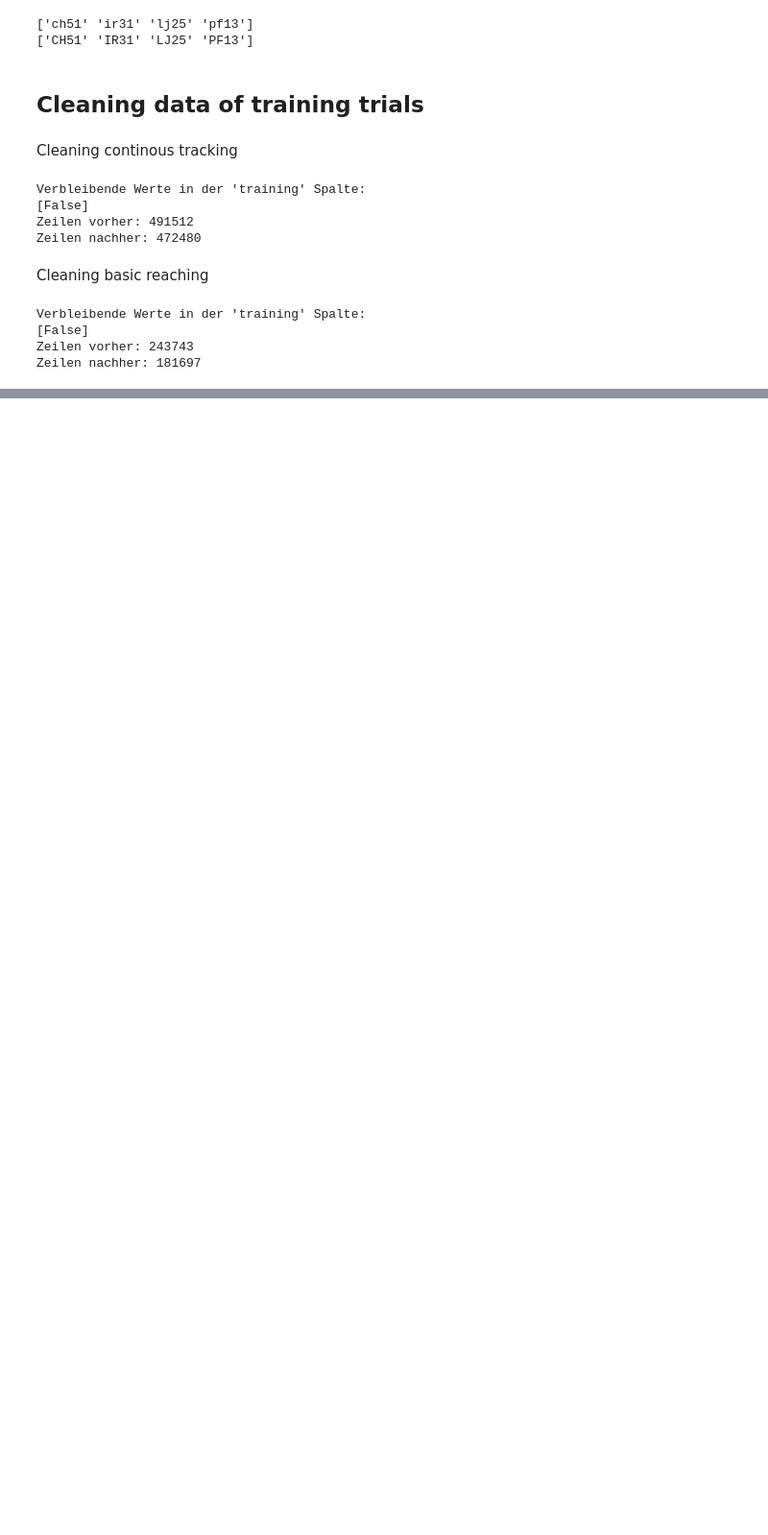
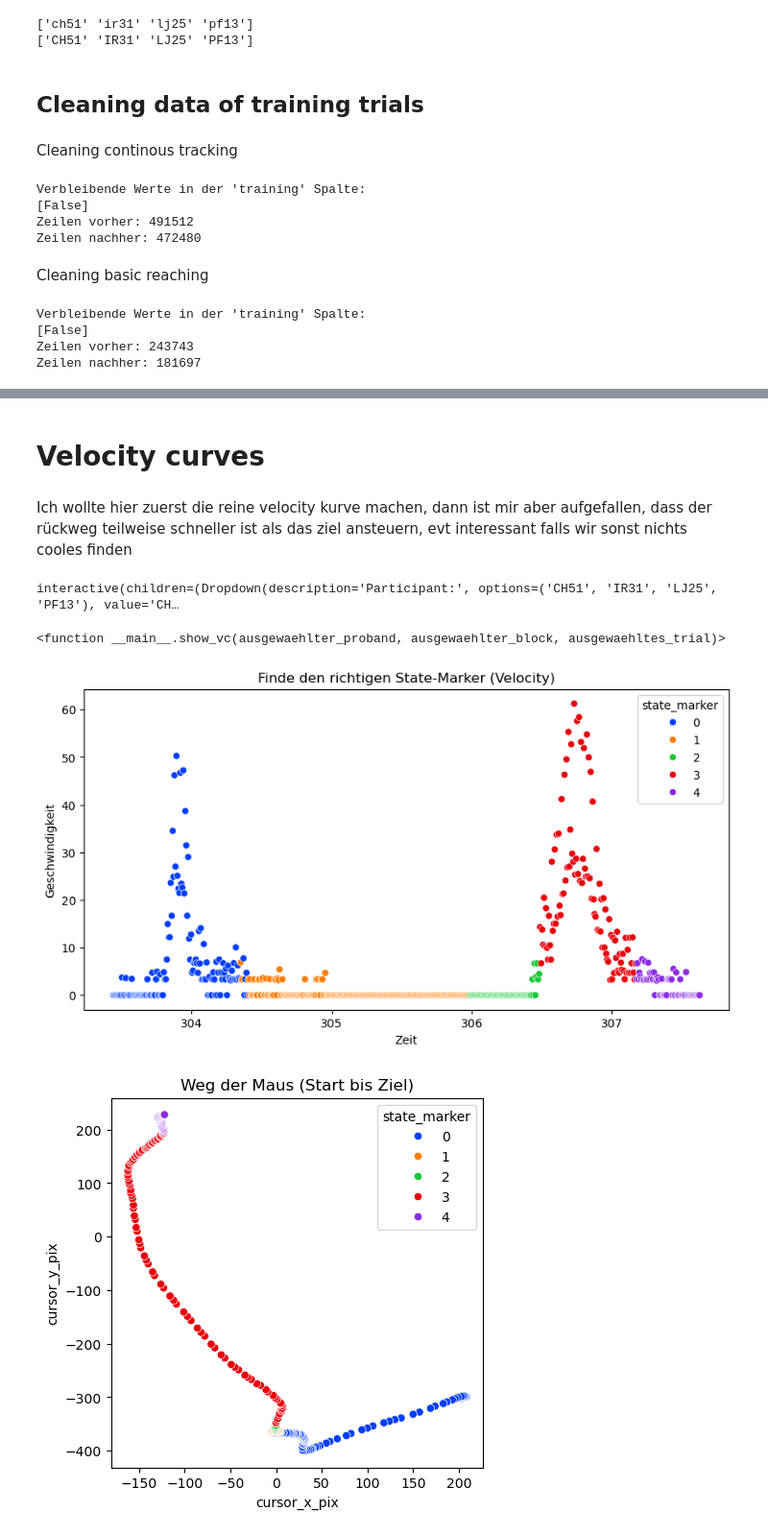
Before and after one commit to Fmin7sharp11/ExPra2026_analysis, a Jupyter notebook: cursor_data_analysis.ipynb, the cells around one changed output, grey strips where cells are left out. Shown at 96% size. Saved outputs shown, nothing was run; the diff lists cells and outputs as text; code cells hidden in the pictures; blank space fills up the shorter version.

Commit message:
Started calaculating means etc and made the first graph of courser movement and velocity

```diff
--- a/cursor_data_analysis.ipynb
+++ b/cursor_data_analysis.ipynb
@@ -159,0 +234,68 @@ Zeilen nachher: 181697
+# %% [markdown]
+# Velocity curves
+# %% [markdown]
+Ich wollte hier zuerst die reine velocity kurve machen, dann ist mir aber aufgefallen, dass der rückweg teilweise schneller ist als das ziel ansteuern, evt interessant falls wir sonst nichts cooles finden
+# %%
+import matplotlib.pyplot as plt
+import seaborn as sns
+import ipywidgets as widgets
+from IPython.display import display
+
+def show_vc(ausgewaehlter_proband, ausgewaehlter_block, ausgewaehltes_trial):
+    # Das hier ist dein korrekt gefilterter Datensatz
+    df_gefiltert = df_reaching_clean[
+        (df_reaching_clean['Participant'] == ausgewaehlter_proband) &
+        (df_reaching_clean['block'] == ausgewaehlter_block) &
+        (df_reaching_clean['trial'] == ausgewaehltes_trial)
+    ]
+
+    if df_gefiltert.empty:
+        print('Keine Daten gefunden')
+        return
+
+    # Hier war der Fehler: Nutze df_gefiltert statt df_test
+    plt.figure(figsize=(10, 5))
+    sns.scatterplot(data=df_gefiltert, x='time', y='cursor_velocity', hue='state_marker', palette='bright')
+    plt.title("Velocity nach State-Marker")
+    plt.show()
+
+    plt.figure(figsize=(5, 5))
+    # Und hier auch: Nutze df_gefiltert statt df_test
+    sns.scatterplot(data=df_gefiltert, x='cursor_x_pix', y='cursor_y_pix', hue='state_marker', palette='bright')
+    plt.title("Weg der Maus")
+    plt.show()
+
+# Zur Sicherheit plotten wir auch nochmal den Weg der Maus (X und Y)
+
+block_liste = sorted(df_reaching_clean['block'].unique().tolist())
+probanden_liste = df_reaching_clean['Participant'].unique().tolist()
+trial_liste = sorted(df_reaching_clean['trial'].unique().tolist())
+widgets.interact(show_vc,
+                  ausgewaehlter_proband=widgets.Dropdown(options=probanden_liste, description='Participant:'),
+                  ausgewaehlter_block=widgets.Dropdown(options=block_liste, description='Block:'),
+                  ausgewaehltes_trial=widgets.Dropdown(options=trial_liste, description='Trial:'))
+# %% [output]
+interactive(children=(Dropdown(description='Participant:', options=('CH51', 'IR31', 'LJ25', 'PF13'), value='CH…
+<function __main__.show_vc(ausgewaehlter_proband, ausgewaehlter_block, ausgewaehltes_trial)>
+# %%
+# Wir nehmen uns genau den Trial von vorhin (IR31, Block 1, Trial 4)
+df_test = df_reaching_clean[(df_reaching_clean['Participant'] == 'IR31') &
+                            (df_reaching_clean['block'] == 1) &
+                            (df_reaching_clean['trial'] == 4)]
+
+# Wir plotten die Geschwindigkeit, aber färben sie nach State-Marker ein!
+plt.figure(figsize=(10, 5))
+sns.scatterplot(data=df_test, x='time', y='cursor_velocity', hue='state_marker', palette='bright')
+plt.title("Finde den richtigen State-Marker (Velocity)")
+plt.xlabel("Zeit")
+plt.ylabel("Geschwindigkeit")
+plt.show()
+
+# Zur Sicherheit plotten wir auch nochmal den Weg der Maus (X und Y)
+plt.figure(figsize=(5, 5))
+sns.scatterplot(data=df_test, x='cursor_x_pix', y='cursor_y_pix', hue='state_marker', palette='bright')
+plt.title("Weg der Maus (Start bis Ziel)")
+plt.show()
+# %% [output]
+[figure, added]
+[figure, added]
```
Also changed, not shown: parts of 7 cells of this notebook.
